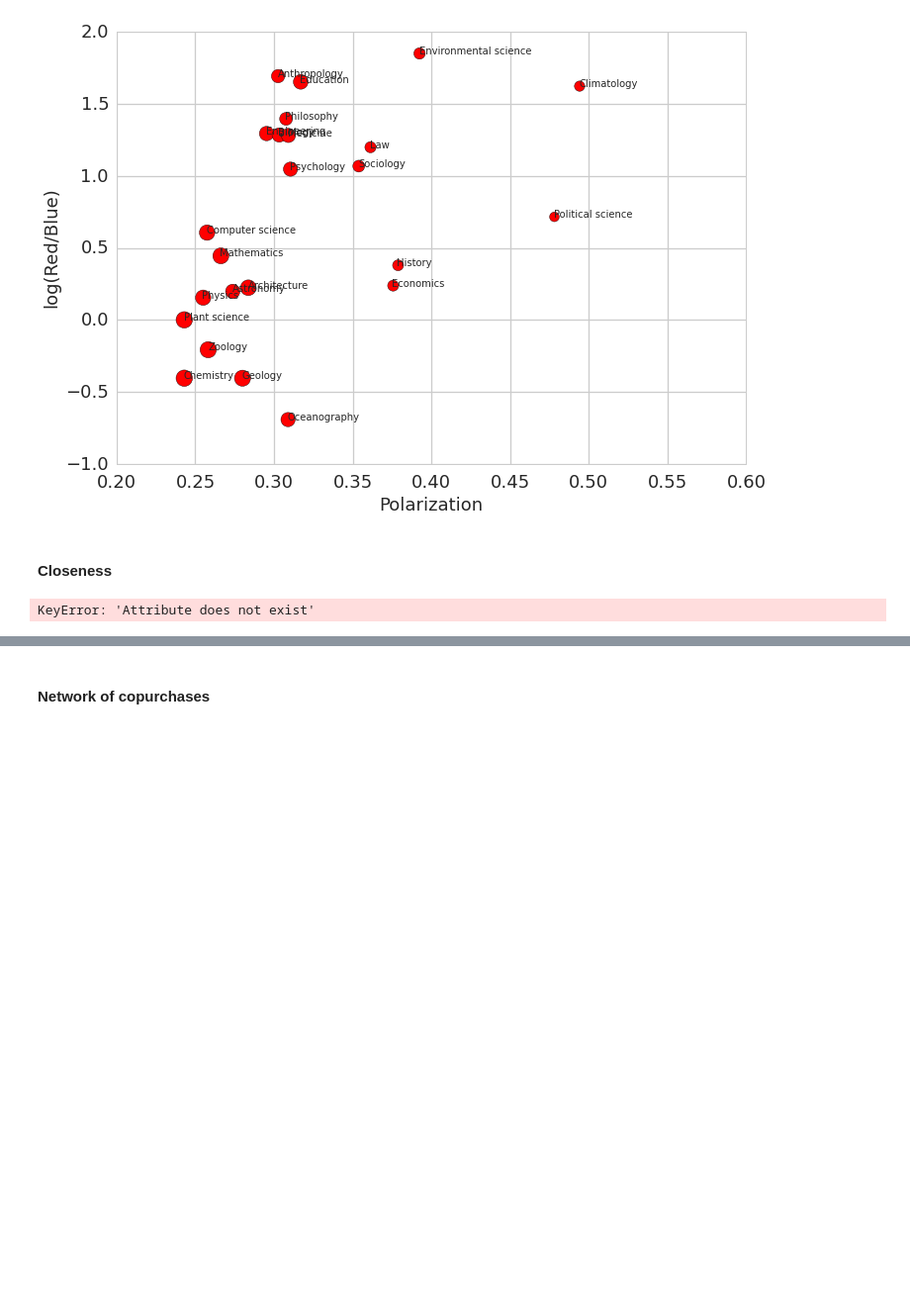
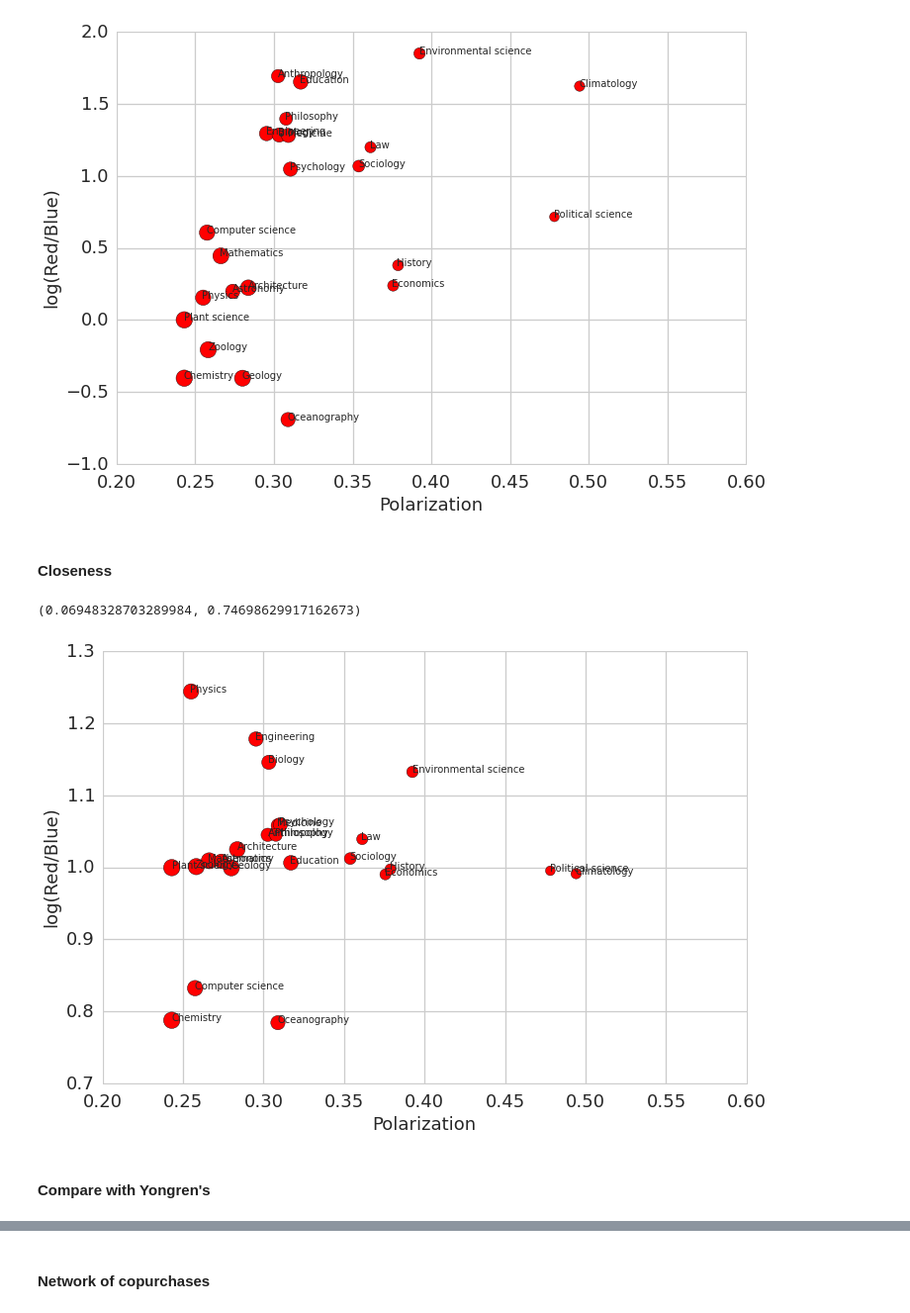
Before and after one commit to bill10/books, a Jupyter notebook: science.ipynb, the cells around one changed output, grey strips where cells are left out. Shown at 99% size. Saved outputs shown, nothing was run; the diff lists cells and outputs as text; code cells hidden in the pictures; blank space fills up the shorter version.

```diff
--- a/science.ipynb
+++ b/science.ipynb
@@ -838,27 +883,26 @@ stats.pearsonr(x,y)
 [figure]
 # %% [markdown]
 #### Closeness
-# %%
-nodes=science.vs(depth=2)
-blueclose=np.array(nodes['blueclose'])
-redclose=np.array(nodes['redclose'])
-# %% [output]
-KeyError: 'Attribute does not exist'
 # %%
 nodes=science.vs(depth=2)
 blueclose=np.array(nodes['blueclose'])
 redclose=np.array(nodes['redclose'])
-x=np.array(nodes['polarization'])[redcentrality!=0]#zip(*nodes['color'])[0]
-y=bluecentrality[redcentrality!=0]/redcentrality[redcentrality!=0]
-plt.scatter(x,np.log(y),
-            -np.log(nodes['relevance'])[redcentrality!=0]*30,
+x=np.array(nodes['polarization'])[redclose!=0]#zip(*nodes['color'])[0]
+y=blueclose[redclose!=0]/redclose[redclose!=0]
+plt.scatter(x,(y),
+            -np.log(nodes['relevance'])[redclose!=0]*30,
             'red','o')
 plt.xlim([0.2,0.6])
-labels=np.array(nodes['label'])[redcentrality!=0]
+labels=np.array(nodes['label'])[redclose!=0]
 for xi,yi,l in zip(x,y,labels):
-    plt.text(xi,np.log(yi),l,fontsize=10)
+    plt.text(xi,(yi),l,fontsize=10)
 plt.tick_params(axis='both', which='major', labelsize=18)
 plt.xlabel('Polarization',fontsize=18)
 plt.ylabel('log(Red/Blue)',fontsize=18);
 plt.tight_layout()
 stats.pearsonr(x,y)
+# %% [output]
+(0.06948328703289984, 0.74698629917162673)
+[figure, added]
+# %% [markdown]
+#### Compare with Yongren's
```
Also changed, not shown: parts of 8 cells of this notebook, 3 other files.
